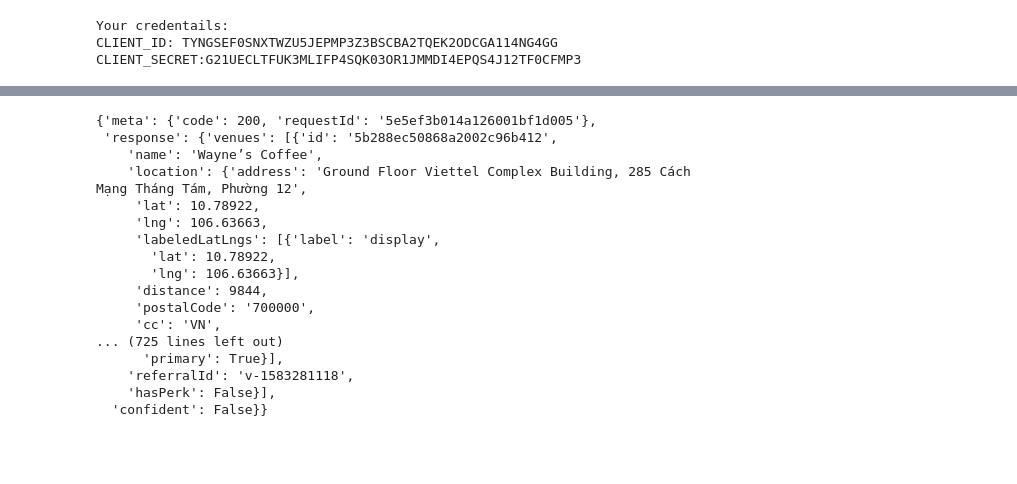
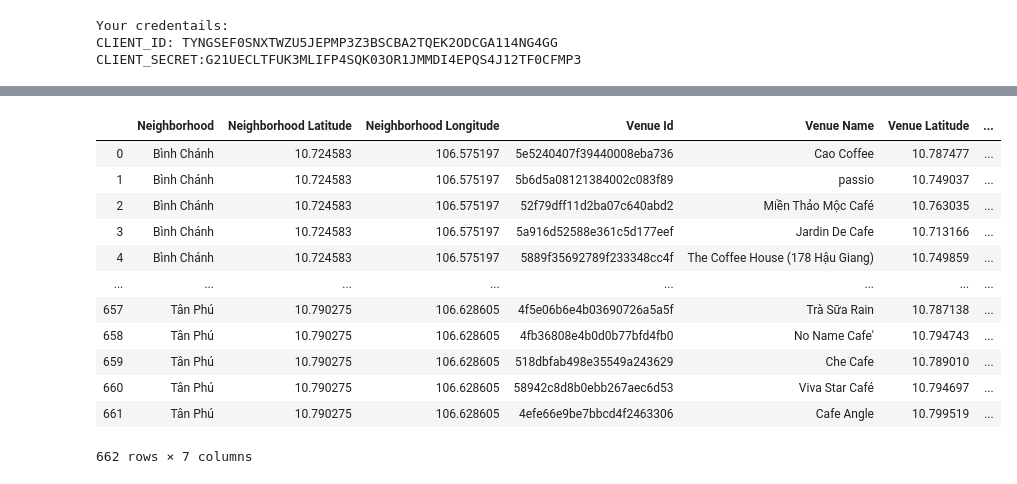
Before and after one commit to giahuy9751990/Coursera_Capstone, a Jupyter notebook: Coursera Week 1 Capstone.ipynb, the cells around one changed output, grey strips where cells are left out. Saved outputs shown, nothing was run; the diff lists cells and outputs as text; code cells hidden in the pictures; blank space fills up the shorter version.

```diff
--- a/Coursera Week 1 Capstone.ipynb
+++ b/Coursera Week 1 Capstone.ipynb
@@ -203,3 +204,39 @@ def get_foursquare_url(cl_id,cl_se,ver,lat,long,radius):
         radius,
         )
     return url
+# %%
+def getNearbyVenues(names, latitudes, longitudes, acreage):
+    CLIENT_ID = 'TYNGSEF0SNXTWZU5JEPMP3Z3BSCBA2TQEK2ODCGA114NG4GG' # your Foursquare ID
+    CLIENT_SECRET = 'G21UECLTFUK3MLIFP4SQK03OR1JMMDI4EPQS4J12TF0CFMP3' # your Foursquare Secret
+    VERSION = 20200304
+    venues_list=[]
+    for name, lat, lng,acr in zip(names, latitudes, longitudes, acreage):
+        print(name)
+
+        # create the API request URL
+        url = get_foursquare_url(CLIENT_ID,CLIENT_SECRET,VERSION,lat,lng,int(math.sqrt(float(acr)/float(3.14))*1000))
+
+        # make the GET request
+        results = requests.get(url).json()['response']['venues']
+
+        # return only relevant information for each nearby venue
+        venues_list.append([(
+            name,
+            lat,
+            lng,
+            v['id'],
+            v['name'],
+            v['location']['lat'],
+            v['location']['lng']) for v in results])
+    nearby_venues = pd.DataFrame([item for venue_list in venues_list for item in venue_list])
+    nearby_venues.columns = ['Neighborhood',
+                  'Neighborhood Latitude',
+                  'Neighborhood Longitude',
+                  'Venue Id',
+                  'Venue Name',
+                  'Venue Latitude',
+                  'Venue Longitude']
+
+    return(nearby_venues)
+# %%
+coffee_venues = getNearbyVenues(names=df_hcmc['District Name'],latitudes = df_hcmc['Latitude'],longitudes = df_hcmc['Longitude'],acreage = df_hcmc['Acreage (Km2)'])
@@ -206,21 +261,18 @@ def get_foursquare_url(cl_id,cl_se,ver,lat,long,radius):
+# %%
+coffee_venues
+# %% [output]
+|  | Neighborhood | Neighborhood Latitude | Neighborhood Longitude | Venue Id | Venue Name | Venue Latitude | ... |
+| 0 | Bình Chánh | 10.724583 | 106.575197 | 5e5240407f39440008eba736 | Cao Coffee | 10.787477 | ... |
+| 1 | Bình Chánh | 10.724583 | 106.575197 | 5b6d5a08121384002c083f89 | passio | 10.749037 | ... |
+| 2 | Bình Chánh | 10.724583 | 106.575197 | 52f79dff11d2ba07c640abd2 | Miền Thảo Mộc Café | 10.763035 | ... |
+| 3 | Bình Chánh | 10.724583 | 106.575197 | 5a916d52588e361c5d177eef | Jardin De Cafe | 10.713166 | ... |
+| 4 | Bình Chánh | 10.724583 | 106.575197 | 5889f35692789f233348cc4f | The Coffee House (178 Hậu Giang) | 10.749859 | ... |
+| ... | ... | ... | ... | ... | ... | ... | ... |
+| 657 | Tân Phú | 10.790275 | 106.628605 | 4f5e06b6e4b03690726a5a5f | Trà Sữa Rain | 10.787138 | ... |
+| 658 | Tân Phú | 10.790275 | 106.628605 | 4fb36808e4b0d0b77bfd4fb0 | No Name Cafe' | 10.794743 | ... |
+| 659 | Tân Phú | 10.790275 | 106.628605 | 518dbfab498e35549a243629 | Che Cafe | 10.789010 | ... |
+| 660 | Tân Phú | 10.790275 | 106.628605 | 58942c8d8b0ebb267aec6d53 | Viva Star Café | 10.794697 | ... |
+| 661 | Tân Phú | 10.790275 | 106.628605 | 4efe66e9be7bbcd4f2463306 | Cafe Angle | 10.799519 | ... |
+662 rows × 7 columns
 # %%
-results = requests.get(get_foursquare_url(CLIENT_ID,CLIENT_SECRET,VERSION,10.724583,106.575197,8960)).json()
-results
+results = requests.get(get_foursquare_url(CLIENT_ID,CLIENT_SECRET,VERSION,10.790275,106.628605,2250)).json()
-# %% [output]
-{'meta': {'code': 200, 'requestId': '5e5ef3b014a126001bf1d005'},
- 'response': {'venues': [{'id': '5b288ec50868a2002c96b412',
-    'name': 'Wayne’s Coffee',
-    'location': {'address': 'Ground Floor Viettel Complex Building, 285 Cách Mạng Tháng Tám, Phường 12',
-     'lat': 10.78922,
-     'lng': 106.63663,
-     'labeledLatLngs': [{'label': 'display',
-       'lat': 10.78922,
-       'lng': 106.63663}],
-     'distance': 9844,
-     'postalCode': '700000',
-     'cc': 'VN',
-... (725 lines left out)
-      'primary': True}],
-    'referralId': 'v-1583281118',
-    'hasPerk': False}],
-  'confident': False}}
```
Also changed, not shown: parts of 7 cells of this notebook.
